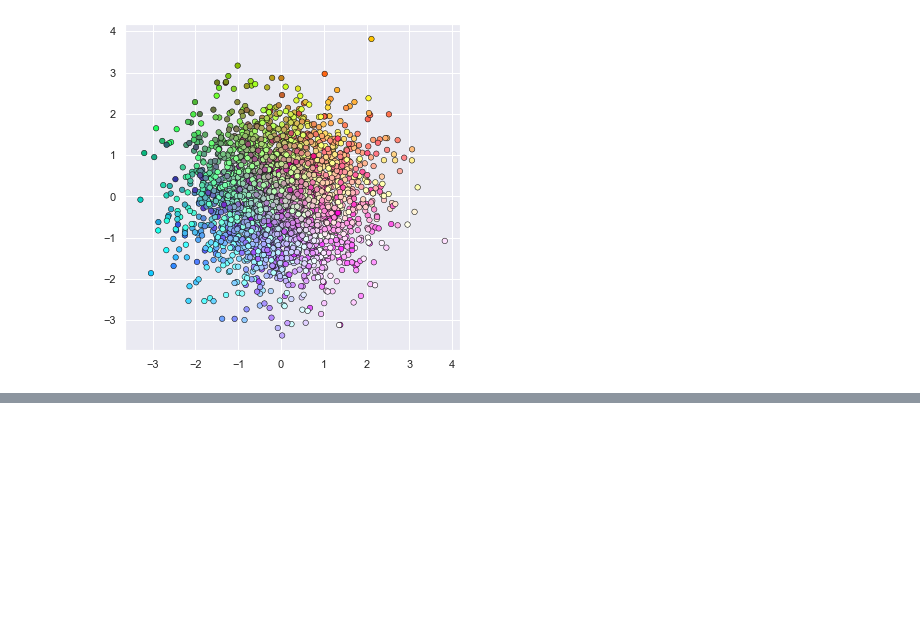
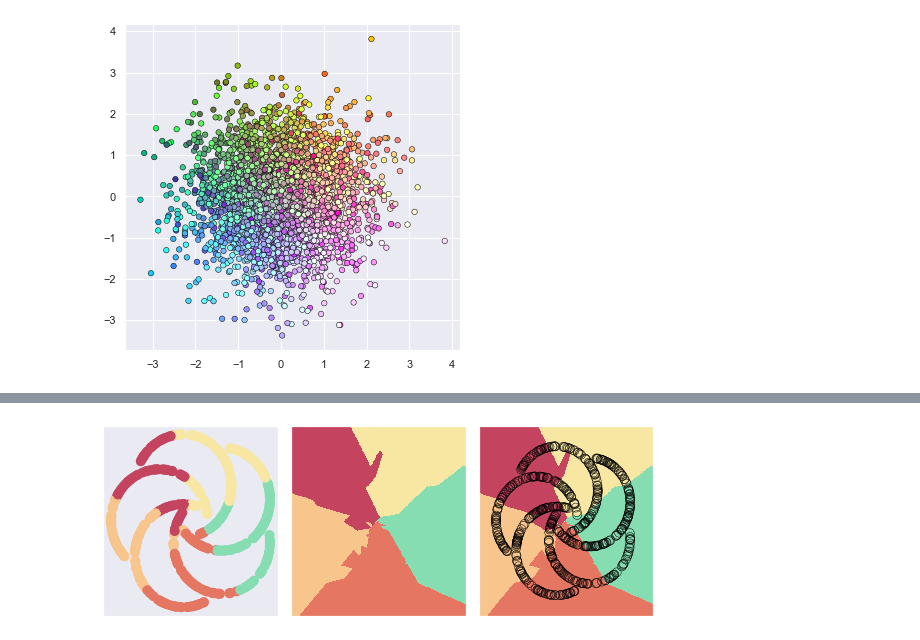
Before and after one commit to cwreynolds/PredatorEye, a Jupyter notebook: first_experiments.ipynb, the cells around one changed output, grey strips where cells are left out. Saved outputs shown, nothing was run; the diff lists cells and outputs as text; code cells hidden in the pictures; blank space fills up the shorter version.

```diff
--- a/first_experiments.ipynb
+++ b/first_experiments.ipynb
@@ -343,0 +443,5 @@ plt.show()
+# %%
+ridge_ensemble = AdaBoostClassifier(RidgeClassifier(), algorithm='SAMME')
+show_predictions(ridge_ensemble, 'ensemble-ridge')
+# %% [output]
+[figure, added]
```
Also changed, not shown: parts of 3 cells of this notebook.
